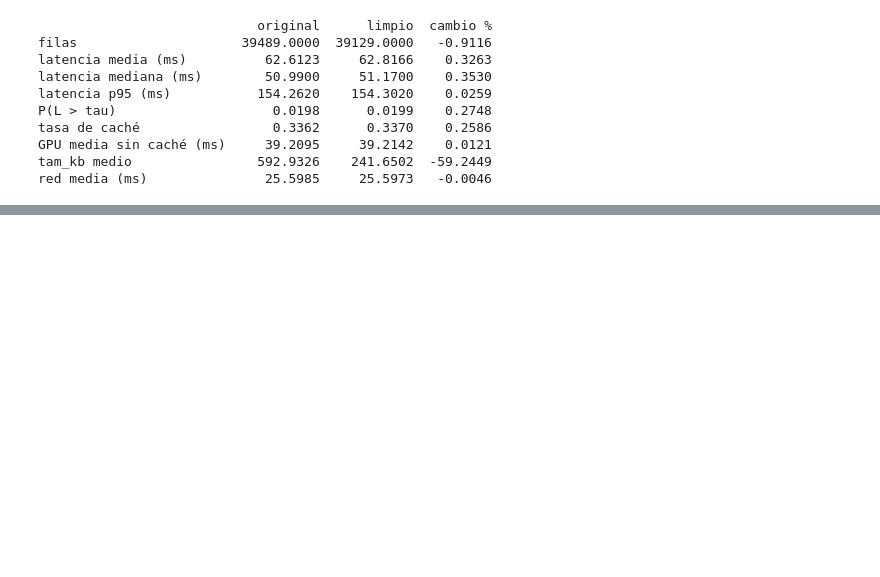
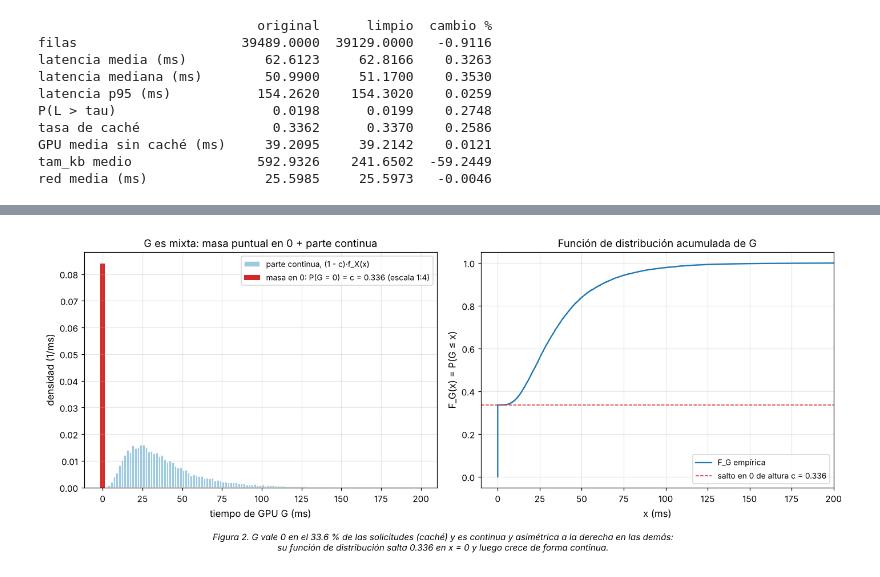
Before and after one commit to heysebitas/CCI_Proyecto_Final_Grupo1, a Jupyter notebook: CCI_Proyecto_Final_Grupo2.ipynb, the cells around one changed output, grey strips where cells are left out. Saved outputs shown, nothing was run; the diff lists cells and outputs as text; code cells hidden in the pictures; blank space fills up the shorter version.

```diff
--- a/CCI_Proyecto_Final_Grupo2.ipynb
+++ b/CCI_Proyecto_Final_Grupo2.ipynb
@@ -3973,0 +1111,22 @@ Se entrega aparte como PDF de una página (E4).
+# %%
+# Paso 1. Evidencia de la naturaleza mixta y parámetros c, m, v
+G = df_estable.gpu_ms.to_numpy()
+X_gpu = G[df_estable.cache_hit.to_numpy() == 0]                  # parte continua: solicitudes sin caché
+c_hat = (G == 0).mean()
+m_hat, v_hat = X_gpu.mean(), X_gpu.var(ddof=1)
+print(f"P(G = 0) = {c_hat:.4f} (coincide con la proporción de caché {df_estable.cache_hit.mean():.4f})")
+print(f"Valores distintos entre las {len(X_gpu)} no cacheadas: {len(np.unique(X_gpu))} | mínimo = {X_gpu.min():.2f} ms > 0 -> parte continua")
+
+# Paso 2. Momentos teóricos (fórmulas) frente a muestrales, con intervalo para la media muestral
+EG_teo = (1 - c_hat) * m_hat
+VarG_teo = (1 - c_hat) * v_hat + c_hat * (1 - c_hat) * m_hat ** 2
+li, ls = ic_normal(G.mean(), G.std(ddof=1) / np.sqrt(len(G)))
+print(f"E[G]:   fórmula (1-c)m = {EG_teo:.3f} ms | muestral = {texto_ic(G.mean(), li, ls, 'TLC')}")
+print(f"Var(G): fórmula (1-c)v + c(1-c)m² = {VarG_teo:.1f} ms² | muestral = {G.var(ddof=1):.1f} ms²")
+print(f"  de los cuales: (1-c)v = {(1 - c_hat) * v_hat:.1f} (variación de la GPU) y c(1-c)m² = {c_hat * (1 - c_hat) * m_hat ** 2:.1f} (efecto de la mezcla)")
+
+# Paso 3. Verificación por Montecarlo: se simula la mezcla (Bernoulli(c) para la caché y X remuestreado)
+R_C1 = 1_000_000
+cache_sim = rng.random(R_C1) < c_hat
+G_sim = np.where(cache_sim, 0.0, rng.choice(X_gpu, R_C1))
+print(f"Montecarlo ({R_C1} valores): E[G] = {G_sim.mean():.3f} ms, Var(G) = {G_sim.var():.1f} ms², P(G = 0) = {(G_sim == 0).mean():.4f}")
@@ -3973,0 +1144,19 @@ Se entrega aparte como PDF de una página (E4).
+# %%
+# =====================================  FIGURA 2  =====================================
+fig, ax = plt.subplots(1, 2, figsize=(13, 4.8))
+peso = (1 - c_hat) / len(X_gpu)
+ax[0].hist(X_gpu, bins=120, range=(0, 200), weights=np.full(len(X_gpu), peso / (200 / 120)), color="#9ecae1",
+           edgecolor="white", label=f"parte continua, (1 - c)·f_X(x)")
+ax[0].bar(0, c_hat / 4, width=3, color="#d62728", label=f"masa en 0: P(G = 0) = c = {c_hat:.3f} (escala 1:4)")
+ax[0].set_xlabel("tiempo de GPU G (ms)"); ax[0].set_ylabel("densidad (1/ms)")
+ax[0].set_title("G es mixta: masa puntual en 0 + parte continua"); ax[0].legend()
+xs = np.sort(G)
+ax[1].step(xs, np.arange(1, len(xs) + 1) / len(xs), where="post", color="#1f77b4", label="F_G empírica")
+ax[1].axhline(c_hat, color="#d62728", ls="--", lw=1, label=f"salto en 0 de altura c = {c_hat:.3f}")
+ax[1].set_xlim(-10, 200); ax[1].set_xlabel("x (ms)"); ax[1].set_ylabel("F_G(x) = P(G ≤ x)")
+ax[1].set_title("Función de distribución acumulada de G"); ax[1].legend(loc="lower right")
+pie_de_figura(fig, 2, f"G vale 0 en el {100 * c_hat:.1f} % de las solicitudes (caché) y es continua y asimétrica a la derecha en las demás:\n"
+                      f"su función de distribución salta {c_hat:.3f} en x = 0 y luego crece de forma continua.")
+plt.tight_layout(); guardar_figura(fig, 2); plt.show()
+# %% [output]
+[figure, added]
```
Also changed, not shown: parts of 365 cells of this notebook, 1 other file.
